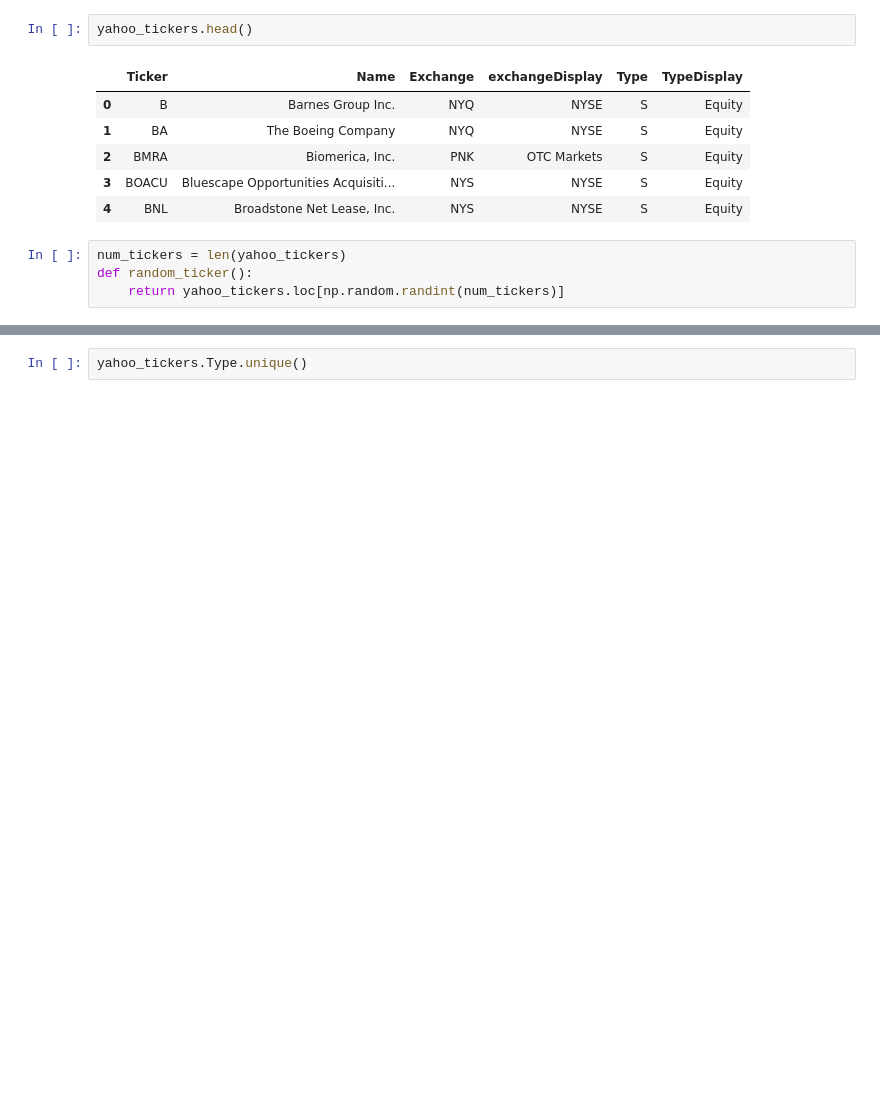
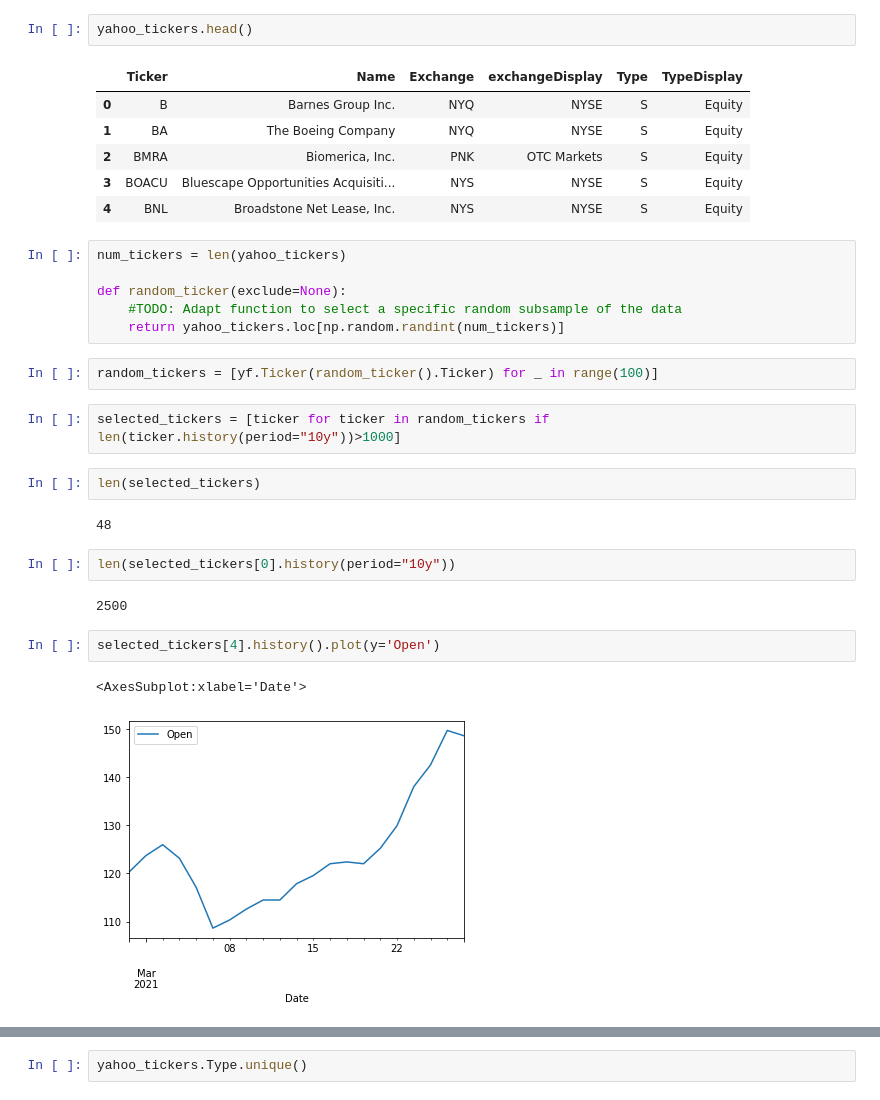
Before and after one commit to arnaujc91/reddit_twitter, a Jupyter notebook: yfinance_API.ipynb, the cells around one changed output, grey strips where cells are left out. Saved outputs shown, nothing was run; the diff lists cells and outputs as text; blank space fills up the shorter version.

```diff
--- a/yfinance_API.ipynb
+++ b/yfinance_API.ipynb
@@ -30,5 +31,24 @@ yahoo_tickers.head()
 | 4 | BNL | Broadstone Net Lease, Inc. | NYS | NYSE | S | Equity |
 # %%
 num_tickers = len(yahoo_tickers)
-def random_ticker():
+
+def random_ticker(exclude=None):
+    #TODO: Adapt function to select a specific random subsample of the data
     return yahoo_tickers.loc[np.random.randint(num_tickers)]
+# %%
+random_tickers = [yf.Ticker(random_ticker().Ticker) for _ in range(100)]
+# %%
+selected_tickers = [ticker for ticker in random_tickers if len(ticker.history(period="10y"))>1000]
+# %%
+len(selected_tickers)
+# %% [output]
+48
+# %%
+len(selected_tickers[0].history(period="10y"))
+# %% [output]
+2500
+# %%
+selected_tickers[4].history().plot(y='Open')
+# %% [output]
+<AxesSubplot:xlabel='Date'>
+[figure, added]
```
Also changed, not shown: parts of 7 cells of this notebook, 2 other files.
